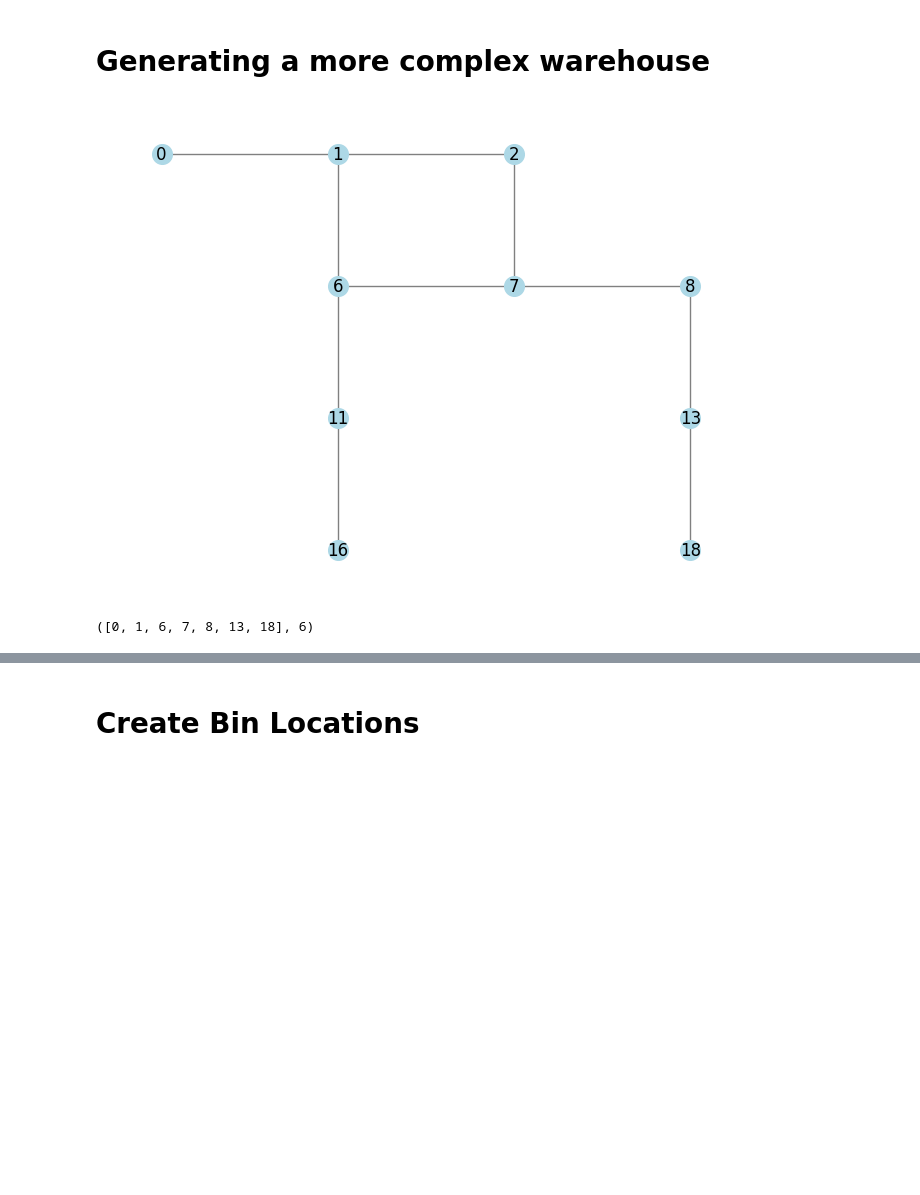
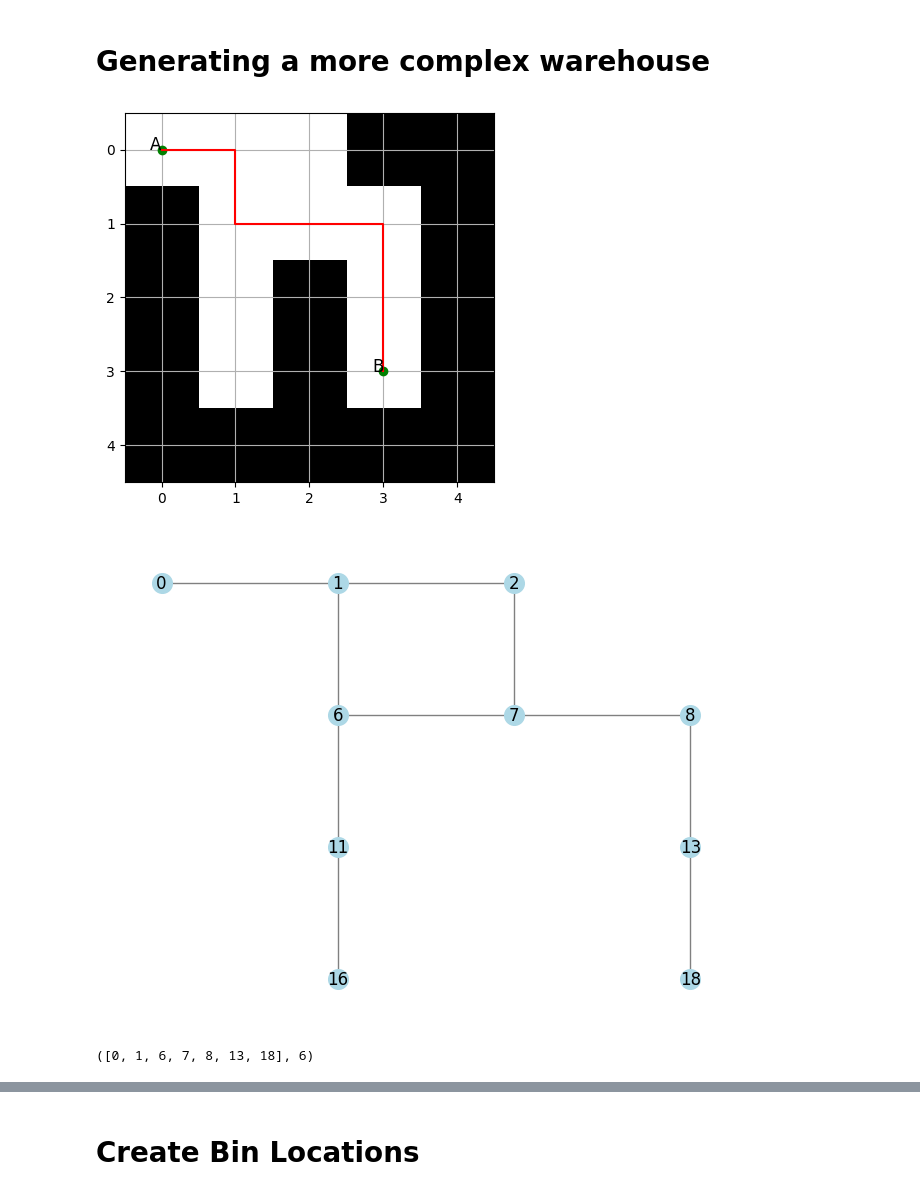
Before and after one commit to coleandreoli/warehouseTSP, a Jupyter notebook: warehouse_data.ipynb, the cells around one changed output, grey strips where cells are left out. Drawn from its saved outputs; the diff is of its cells as text; code cells hidden in the pictures; blank space fills up the shorter version.

```diff
--- a/warehouse_data.ipynb
+++ b/warehouse_data.ipynb
@@ -228,7 +228,7 @@ class Grid:
         ][1:]
         return tsp_route, tsp_distance, pickup_order
 
-    def plot(self, path=None):
+    def plot(self, path: list=None):
         plt.imshow(self.grid, cmap="gray")
         plt.grid(True)
 
@@ -256,26 +256,27 @@ class Grid:
 # %%
 grid = np.array(
     [
         [1, 1, 1, 0, 0],
         [0, 1, 1, 1, 0],
         [0, 1, 0, 1, 0],
         [0, 1, 0, 1, 0],
         [0, 0, 0, 0, 0],
     ]
 )
 
 waypoints = {
     "A": (0, 0),
     "B": (3, 3),
 }
 
 g = Grid(grid, waypoints)
 path = g.find_path("A", "B")
-# g.plot(path)
+g.plot(path[0])
 g.plot_graph()
 path
 # %% [output]
-[figure, old version]
+[figure, new version]
+[figure, added]
 ([0, 1, 6, 7, 8, 13, 18], 6)
 # %%
 grid = np.loadtxt("static/fruteria.csv", delimiter=",", dtype=int)
```
Also changed, not shown: parts of 2 cells of this notebook.
